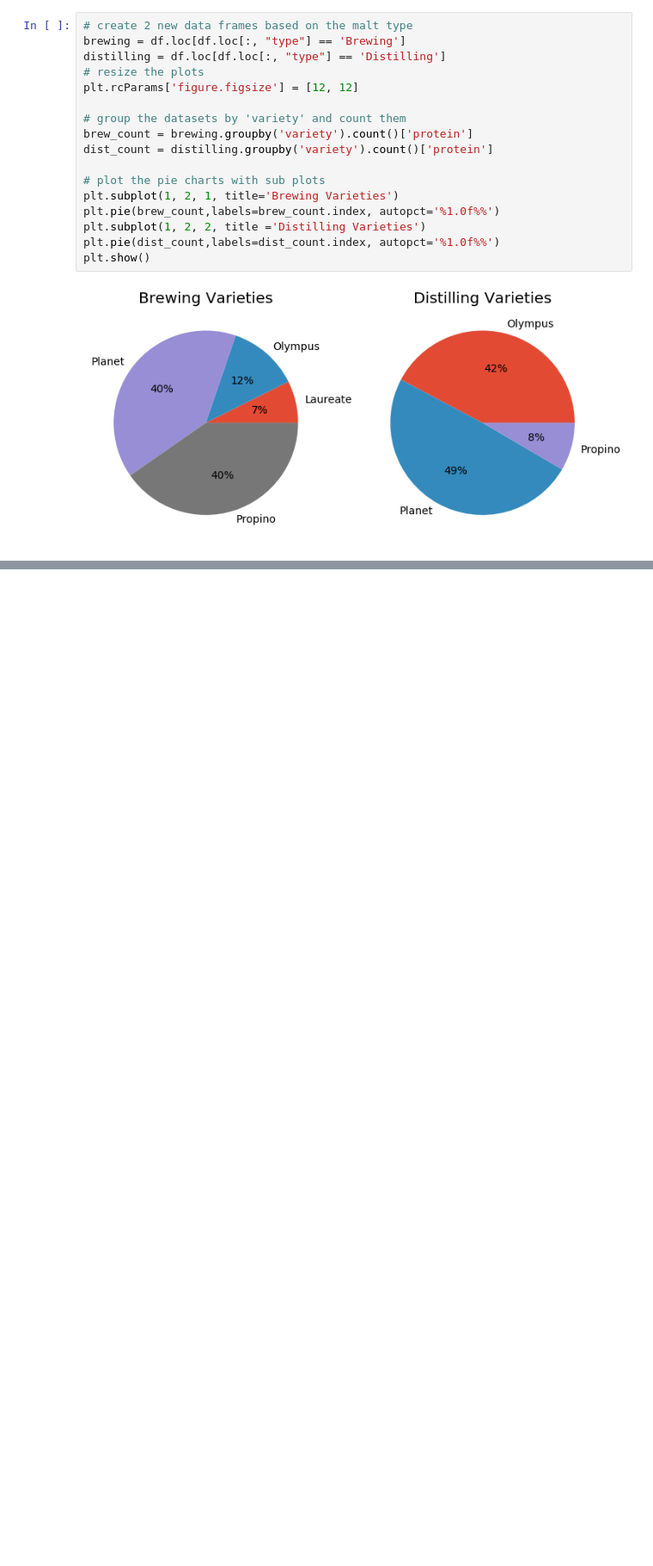
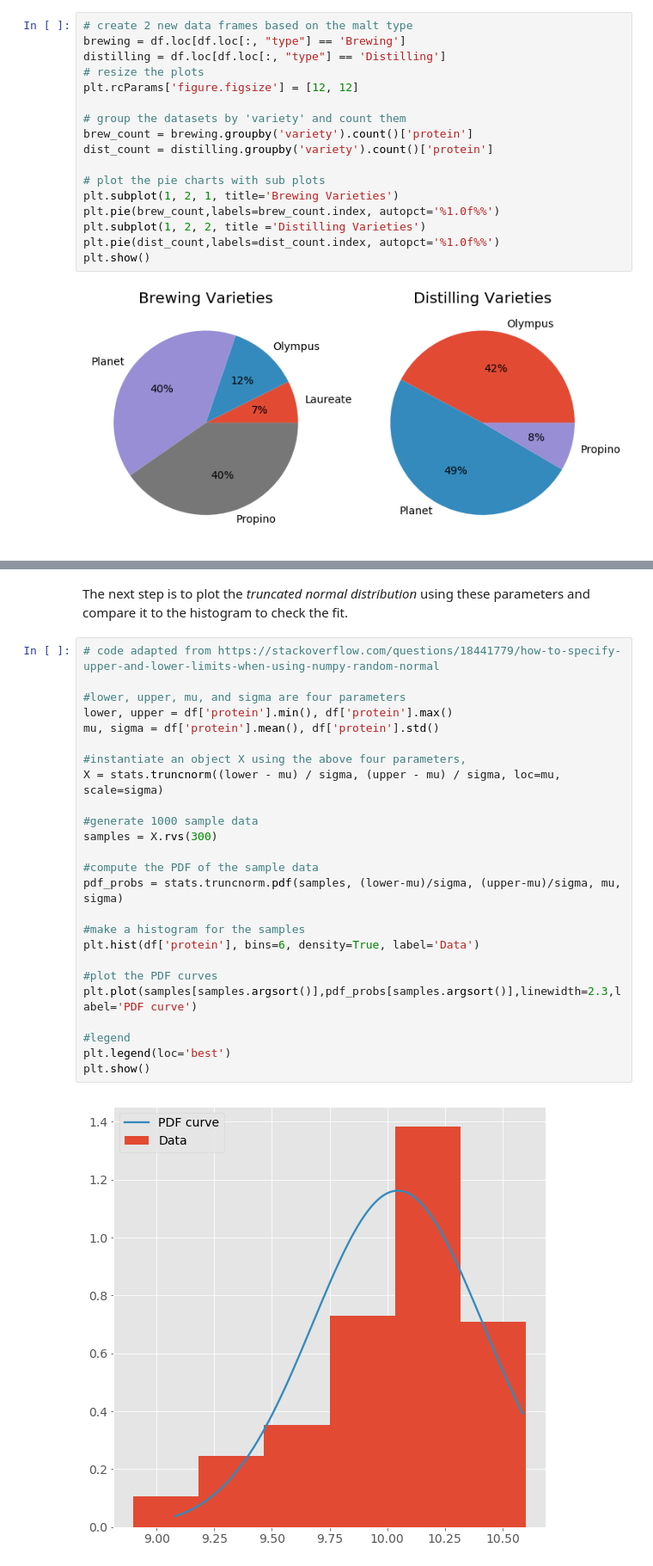
Before and after one commit to shkyler/gmit-pfda-project, a Jupyter notebook: datasimulation.ipynb, the cells around one changed output, grey strips where cells are left out. Shown at 86% size. Cells and saved outputs as stored; diff of their text form; blank space fills up the shorter version.

```diff
--- a/datasimulation.ipynb
+++ b/datasimulation.ipynb
@@ -252,0 +255,29 @@ plt.show()
+# %% [markdown]
+The next step is to plot the *truncated normal distribution* using these parameters and compare it to the histogram to check the fit.
+# %%
+# code adapted from https://stackoverflow.com/questions/18441779/how-to-specify-upper-and-lower-limits-when-using-numpy-random-normal
+
+#lower, upper, mu, and sigma are four parameters
+lower, upper = df['protein'].min(), df['protein'].max()
+mu, sigma = df['protein'].mean(), df['protein'].std()
+
+#instantiate an object X using the above four parameters,
+X = stats.truncnorm((lower - mu) / sigma, (upper - mu) / sigma, loc=mu, scale=sigma)
+
+#generate 1000 sample data
+samples = X.rvs(300)
+
+#compute the PDF of the sample data
+pdf_probs = stats.truncnorm.pdf(samples, (lower-mu)/sigma, (upper-mu)/sigma, mu, sigma)
+
+#make a histogram for the samples
+plt.hist(df['protein'], bins=6, density=True, label='Data')
+
+#plot the PDF curves
+plt.plot(samples[samples.argsort()],pdf_probs[samples.argsort()],linewidth=2.3,label='PDF curve')
+
+#legend
+plt.legend(loc='best')
+plt.show()
+# %% [output]
+[figure, added]
```
Also changed, not shown: parts of 18 cells of this notebook.
